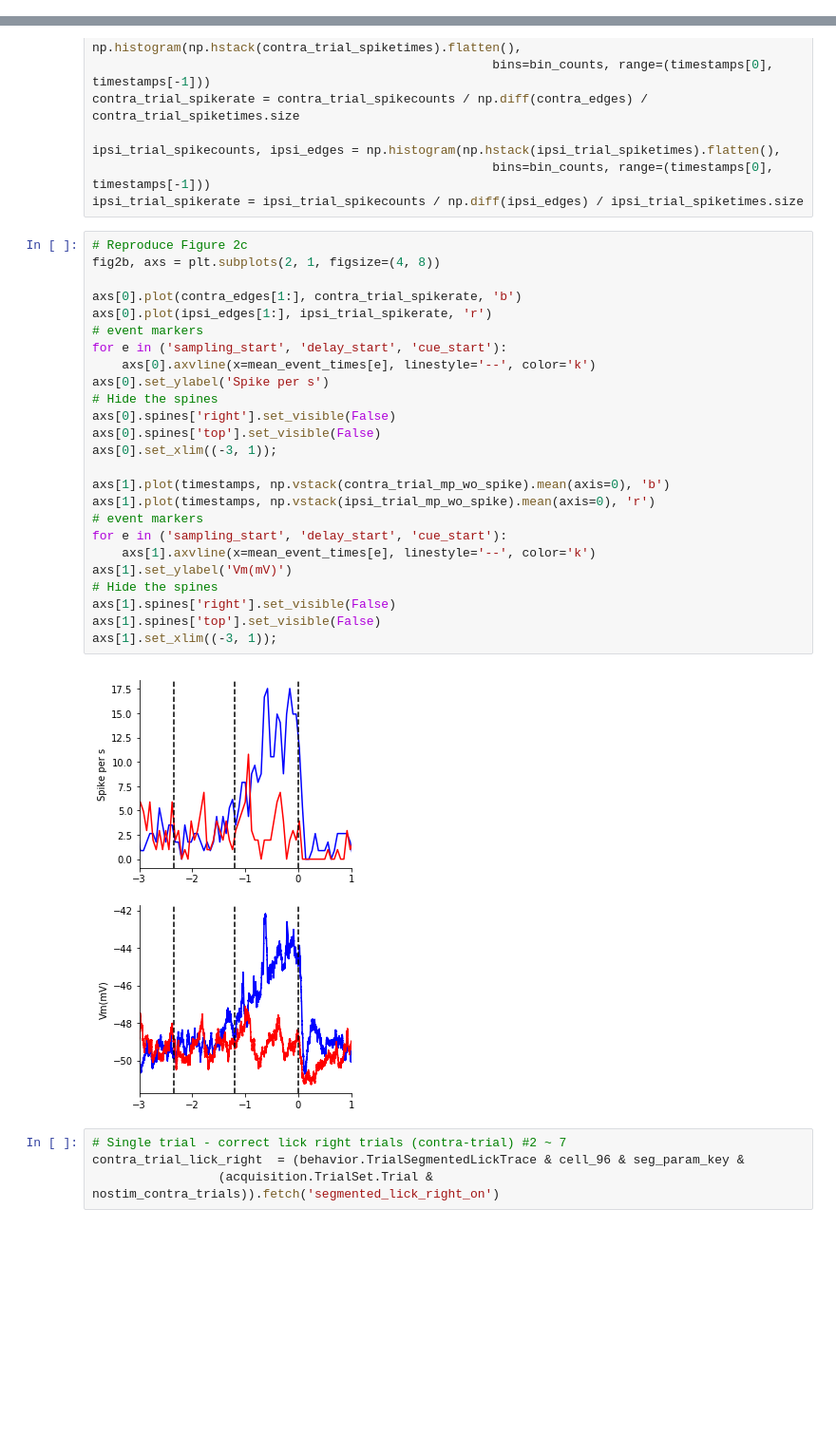
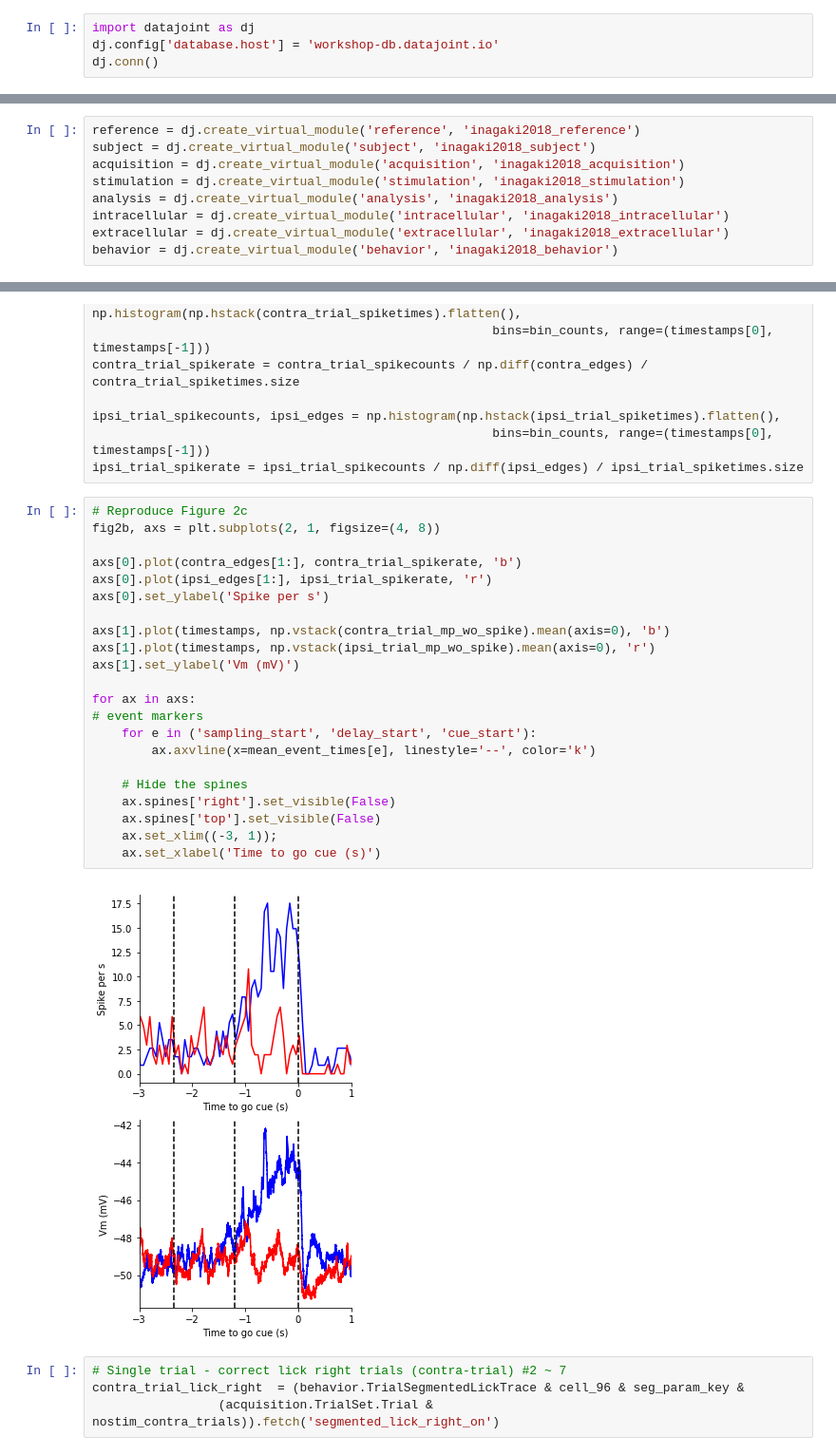
Before and after one commit to vathes/Inagaki-2018, a Jupyter notebook: notebooks/Inagaki-2018-2019-examples.ipynb, the cells around one changed output, grey strips where cells are left out. Shown at 95% size. Saved outputs shown, nothing was run; the diff lists cells and outputs as text; blank space fills up the shorter version.

Commit message:
update to datajoint_to_nwb

```diff
--- a/notebooks/Inagaki-2018-2019-examples.ipynb
+++ b/notebooks/Inagaki-2018-2019-examples.ipynb
@@ -26,0 +21,4 @@ Connecting root@127.0.0.1:3306
+# %%
+import datajoint as dj
+dj.config['database.host'] = 'workshop-db.datajoint.io'
+dj.conn()
@@ -26,0 +30,9 @@ Connecting root@127.0.0.1:3306
+# %%
+reference = dj.create_virtual_module('reference', 'inagaki2018_reference')
+subject = dj.create_virtual_module('subject', 'inagaki2018_subject')
+acquisition = dj.create_virtual_module('acquisition', 'inagaki2018_acquisition')
+stimulation = dj.create_virtual_module('stimulation', 'inagaki2018_stimulation')
+analysis = dj.create_virtual_module('analysis', 'inagaki2018_analysis')
+intracellular = dj.create_virtual_module('intracellular', 'inagaki2018_intracellular')
+extracellular = dj.create_virtual_module('extracellular', 'inagaki2018_extracellular')
+behavior = dj.create_virtual_module('behavior', 'inagaki2018_behavior')
@@ -86,30 +104,27 @@ ipsi_trial_spikerate = ipsi_trial_spikecounts / np.diff(ipsi_edges) / ipsi_trial
 # %%
 # Reproduce Figure 2c
 fig2b, axs = plt.subplots(2, 1, figsize=(4, 8))
 
 axs[0].plot(contra_edges[1:], contra_trial_spikerate, 'b')
 axs[0].plot(ipsi_edges[1:], ipsi_trial_spikerate, 'r')
-# event markers
-for e in ('sampling_start', 'delay_start', 'cue_start'):
-    axs[0].axvline(x=mean_event_times[e], linestyle='--', color='k')
 axs[0].set_ylabel('Spike per s')
-# Hide the spines
-axs[0].spines['right'].set_visible(False)
-axs[0].spines['top'].set_visible(False)
-axs[0].set_xlim((-3, 1));
 
 axs[1].plot(timestamps, np.vstack(contra_trial_mp_wo_spike).mean(axis=0), 'b')
 axs[1].plot(timestamps, np.vstack(ipsi_trial_mp_wo_spike).mean(axis=0), 'r')
+axs[1].set_ylabel('Vm (mV)')
+
+for ax in axs:
 # event markers
-for e in ('sampling_start', 'delay_start', 'cue_start'):
-    axs[1].axvline(x=mean_event_times[e], linestyle='--', color='k')
-axs[1].set_ylabel('Vm(mV)')
-# Hide the spines
-axs[1].spines['right'].set_visible(False)
-axs[1].spines['top'].set_visible(False)
-axs[1].set_xlim((-3, 1));
+    for e in ('sampling_start', 'delay_start', 'cue_start'):
+        ax.axvline(x=mean_event_times[e], linestyle='--', color='k')
+
+    # Hide the spines
+    ax.spines['right'].set_visible(False)
+    ax.spines['top'].set_visible(False)
+    ax.set_xlim((-3, 1));
+    ax.set_xlabel('Time to go cue (s)')
 # %% [output]
-[figure, old version]
+[figure, new version]
 # %%
 # Single trial - correct lick right trials (contra-trial) #2 ~ 7
 contra_trial_lick_right  = (behavior.TrialSegmentedLickTrace & cell_96 & seg_param_key &
```
Also changed, not shown: parts of 4 cells of this notebook, 2 other files.
